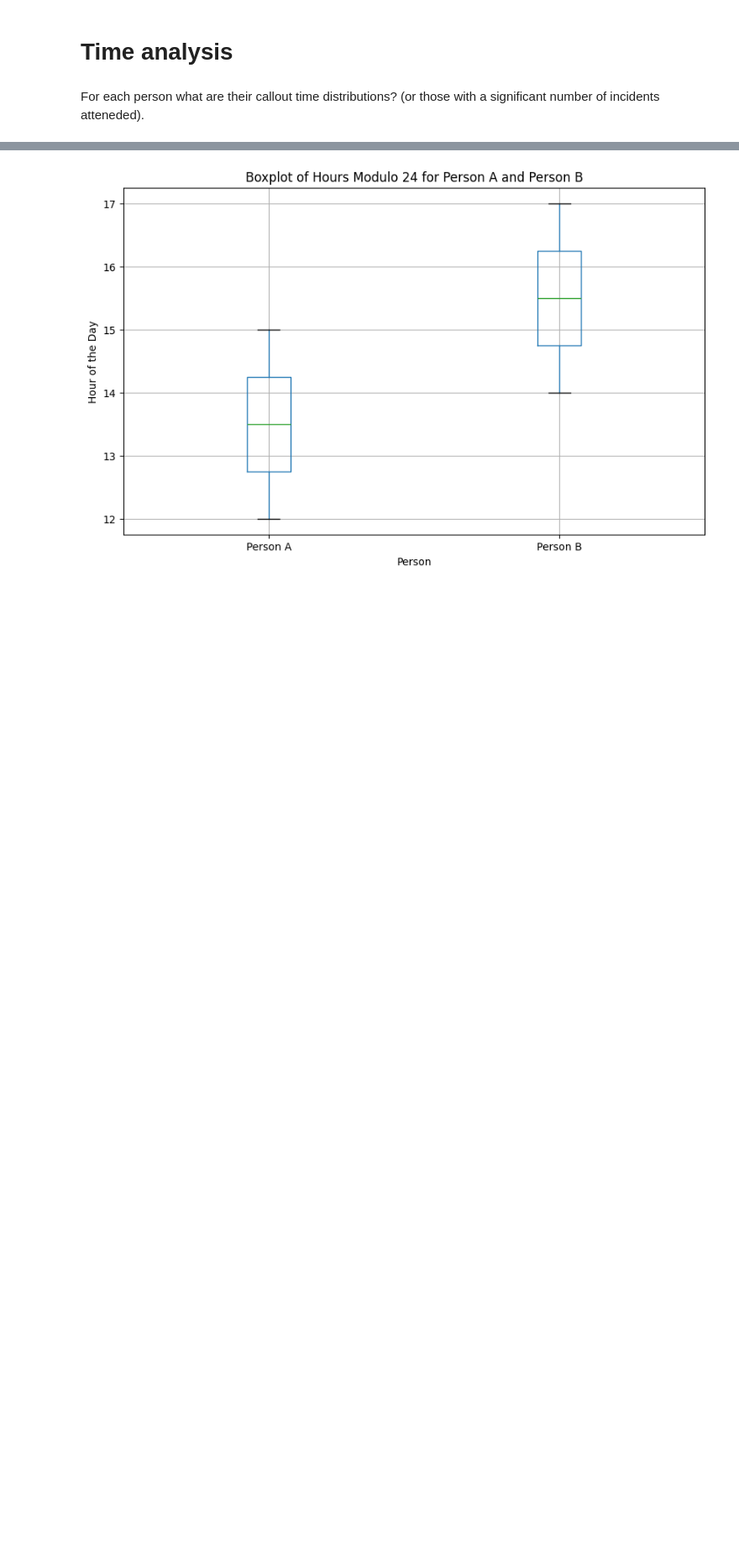
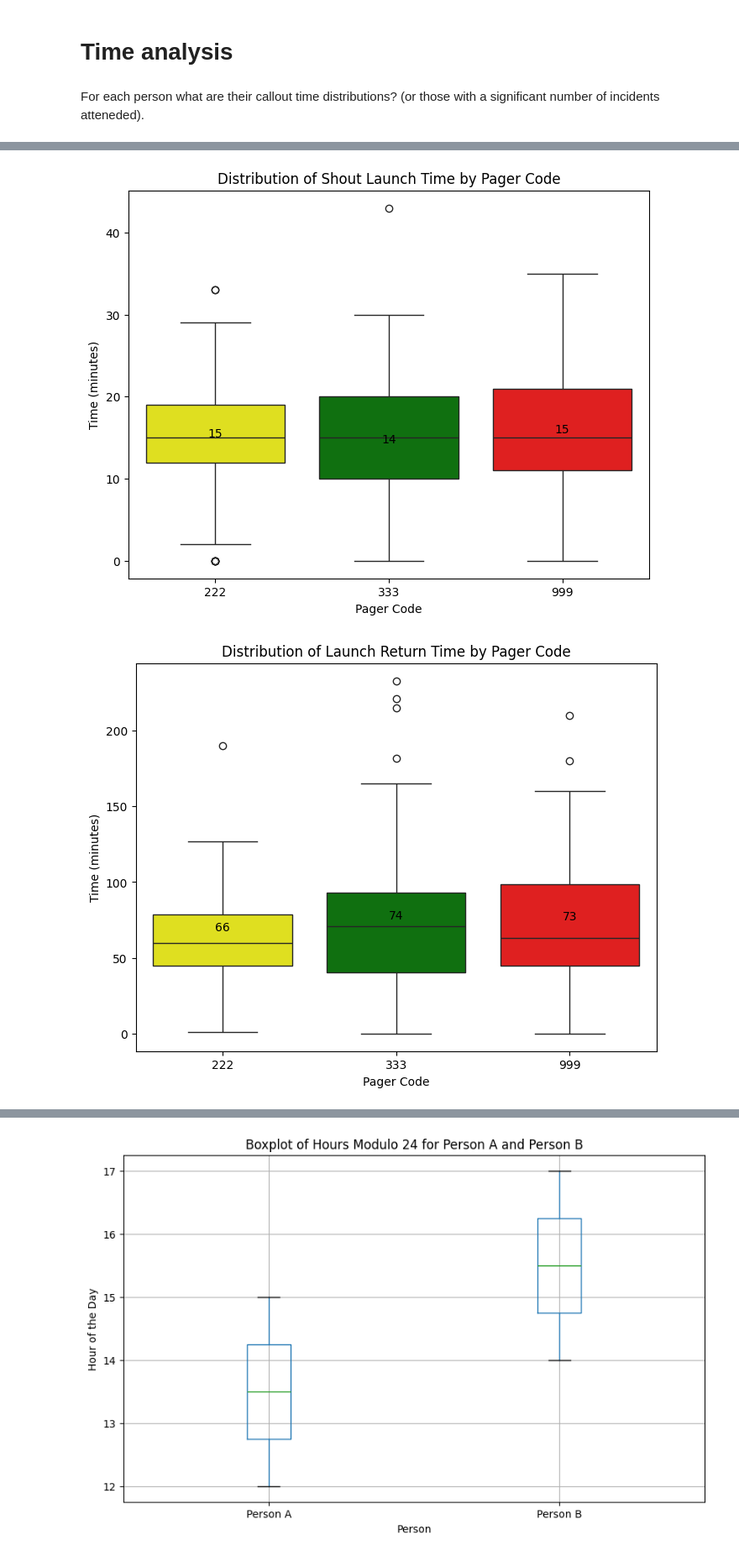
Before and after one commit to rhyslwells/LLRB, a Jupyter notebook: notebooks/analysis.ipynb, the cells around one changed output, grey strips where cells are left out. Shown: that part at 84% size. Cells and saved outputs as stored; diff of their text form; code cells hidden in the pictures; blank space fills up the shorter version.

Commit message:
time analysis

```diff
--- a/notebooks/analysis.ipynb
+++ b/notebooks/analysis.ipynb
@@ -34,0 +151,6 @@ For each person what are their callout time distributions? (or those with a sign
+# %%
+feats_more=feats+["shout_launch_time",'launch_return_time','shout_to_return_time']
+df['time_of_shout'] = df['time_of_shout'].dt.time
+df['time_boat_launched'] = df['time_boat_launched'].dt.time
+df['time_boat_returned'] = df['time_boat_returned'].dt.time
+print(df[feats_more].head(88))
@@ -34,0 +231,46 @@ For each person what are their callout time distributions? (or those with a sign
+# %%
+# Filter out outliers
+dftpager = dft[(dft['shout_launch_time'] <= 60) &
+               (dft['launch_return_time'] <= 400) &
+               (dft['shout_to_return_time'] <= 300)]
+
+# Melt the DataFrame to long format for boxplot
+dftpager = dftpager.melt(id_vars='pager_code', var_name='feature', value_name='time')
+
+# Select the features to plot
+feats = ['pager_code', 'shout_launch_time', 'launch_return_time', 'shout_to_return_time']
+# %%
+# Define color mapping for specific pager codes
+color_mapping = {222: 'yellow', 333: 'green', 999: 'red'}
+
+# Iterate over each feature and create a separate boxplot
+for feat in feats[1:]:
+    plt.figure(figsize=(8, 6))
+
+    # Filter the DataFrame for the current feature
+    filtered_data = dftpager[dftpager['feature'] == feat]
+
+    # Extract unique pager codes and assign colors based on the mapping
+    unique_pager_codes = filtered_data['pager_code'].unique()
+    colors = [color_mapping.get(code, 'blue') for code in unique_pager_codes]
+
+    # Boxplot with custom colors
+    sns.boxplot(x='pager_code', y='time', hue='pager_code', data=filtered_data, palette=color_mapping, dodge=False)
+
+    # Hide the legend
+    plt.legend([],[], frameon=False)
+
+    # Extract the mean for each pager_code
+    mean_values = filtered_data.groupby('pager_code')['time'].mean()
+
+    # Annotate boxplot with mean values
+    for i, mean in enumerate(mean_values):
+        plt.text(i, mean, f'{round(mean)}', ha='center', va='bottom', color='black', fontsize=10)
+
+    plt.xlabel('Pager Code')
+    plt.ylabel('Time (minutes)')
+    plt.title(f'Distribution of {feat.replace("_", " ").title()} by Pager Code')
+    plt.show()
+# %% [output]
+[figure, added]
+[figure, added]
```
Also changed, not shown: parts of 37 cells of this notebook, 2 other files.
